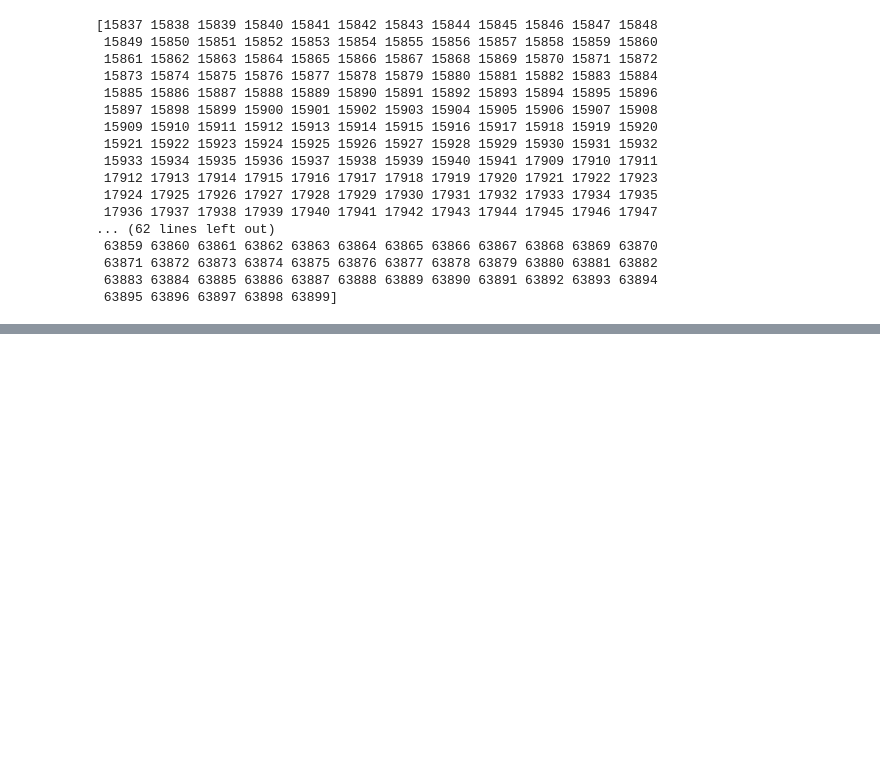
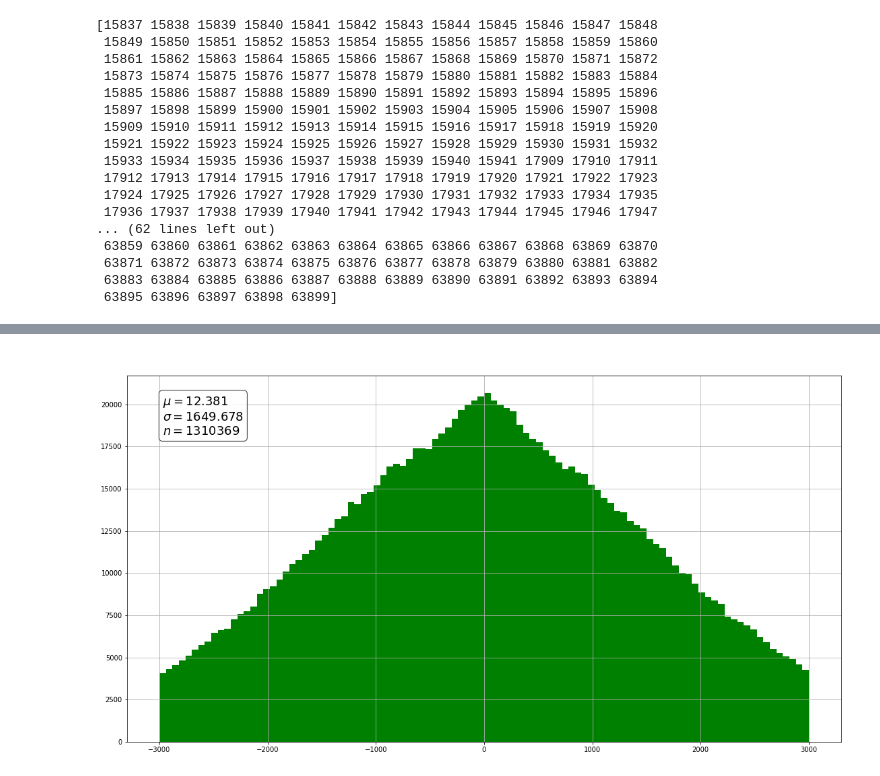
Before and after one commit to gabrielcammany/LHCb-CERN, a Jupyter notebook: notebooks/reconstruction/Track_Reconstruction.ipynb, the cells around one changed output, grey strips where cells are left out. Drawn from its saved outputs; the diff is of its cells as text; code cells hidden in the pictures; blank space fills up the shorter version.

```diff
--- a/notebooks/reconstruction/Track_Reconstruction.ipynb
+++ b/notebooks/reconstruction/Track_Reconstruction.ipynb
@@ -570,0 +422,4 @@ mean_size += len(valid)
+# %%
+histogram(X_fake_data, 'green', -3000, 3000, '','','')
+# %% [output]
+[figure, added]
```
Also changed, not shown: parts of 21 cells of this notebook, 20 other files.
